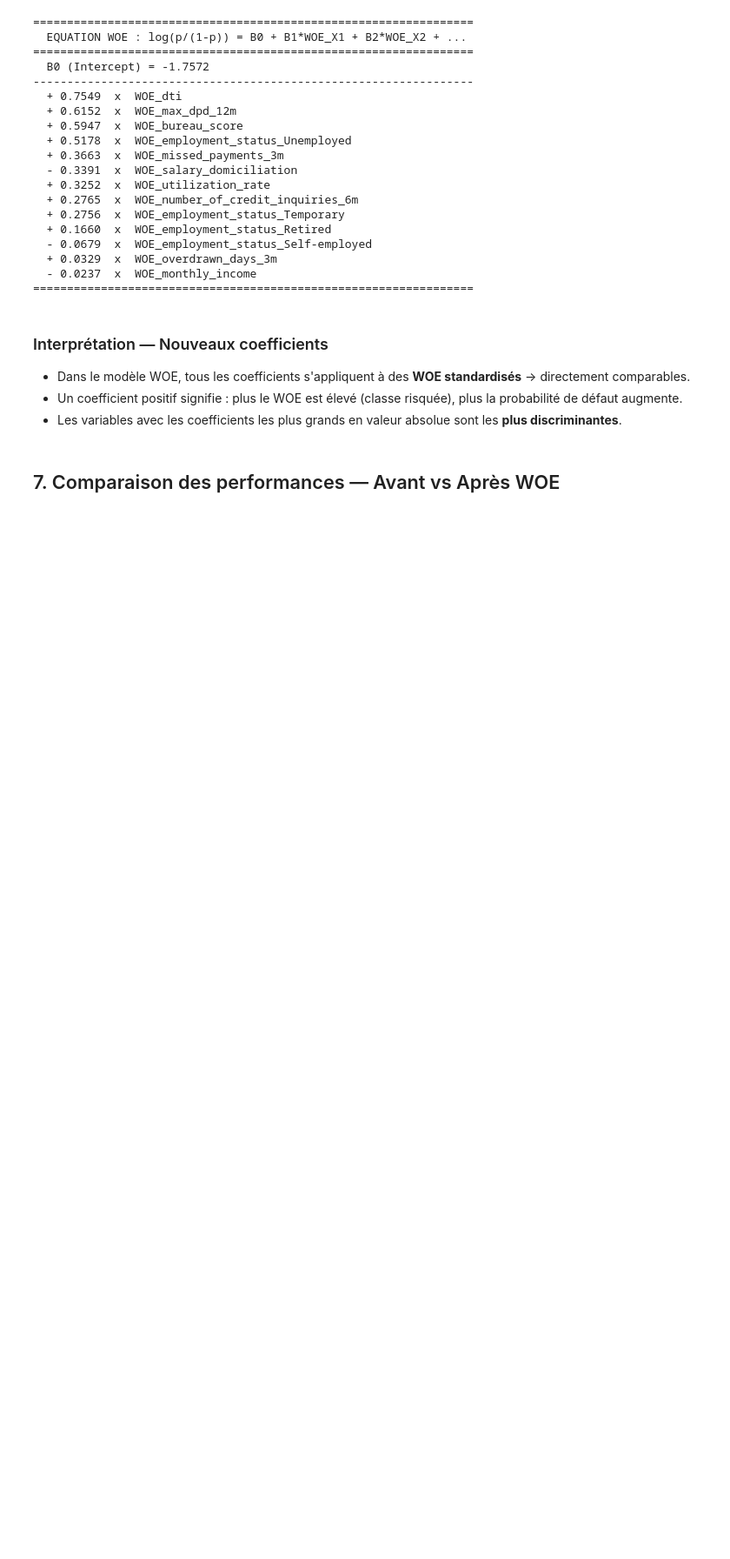
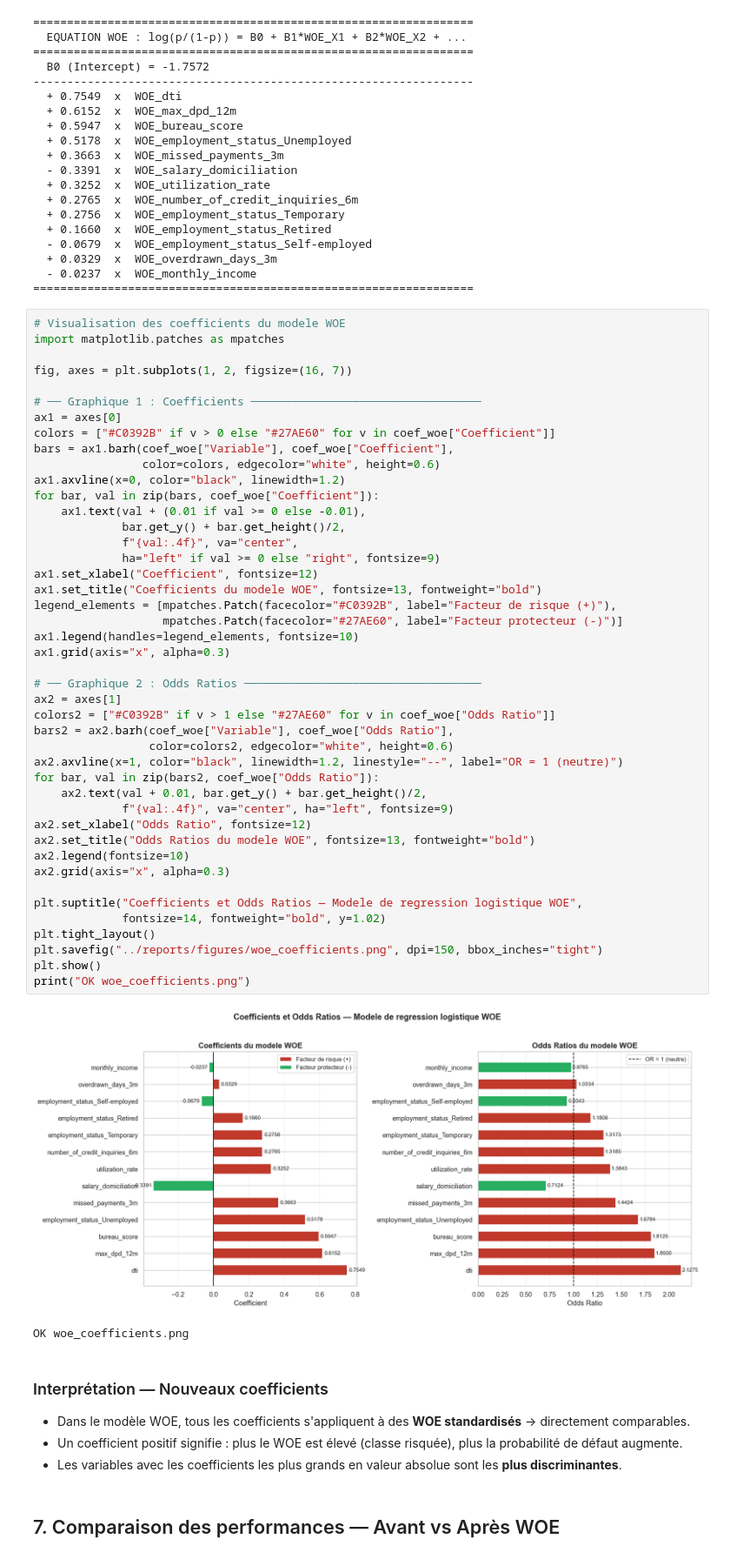
Before and after one commit to nadhmi54/Modele-de-PD-Segment-Retail, a Jupyter notebook: notebooks/PD_Model.ipynb, the cells around one changed output. Shown at 87% size. Saved outputs shown, nothing was run; the diff lists cells and outputs as text; blank space fills up the shorter version.

```diff
--- a/notebooks/PD_Model.ipynb
+++ b/notebooks/PD_Model.ipynb
@@ -1704,6 +1707,53 @@ print("=" * 65)
   + 0.0329  x  WOE_overdrawn_days_3m
   - 0.0237  x  WOE_monthly_income
 =================================================================
+# %%
+# Visualisation des coefficients du modele WOE
+import matplotlib.patches as mpatches
+
+fig, axes = plt.subplots(1, 2, figsize=(16, 7))
+
+# ── Graphique 1 : Coefficients ──────────────────────────────────
+ax1 = axes[0]
+colors = ["#C0392B" if v > 0 else "#27AE60" for v in coef_woe["Coefficient"]]
+bars = ax1.barh(coef_woe["Variable"], coef_woe["Coefficient"],
+                color=colors, edgecolor="white", height=0.6)
+ax1.axvline(x=0, color="black", linewidth=1.2)
+for bar, val in zip(bars, coef_woe["Coefficient"]):
+    ax1.text(val + (0.01 if val >= 0 else -0.01),
+             bar.get_y() + bar.get_height()/2,
+             f"{val:.4f}", va="center",
+             ha="left" if val >= 0 else "right", fontsize=9)
+ax1.set_xlabel("Coefficient", fontsize=12)
+ax1.set_title("Coefficients du modele WOE", fontsize=13, fontweight="bold")
+legend_elements = [mpatches.Patch(facecolor="#C0392B", label="Facteur de risque (+)"),
+                   mpatches.Patch(facecolor="#27AE60", label="Facteur protecteur (-)")]
+ax1.legend(handles=legend_elements, fontsize=10)
+ax1.grid(axis="x", alpha=0.3)
+
+# ── Graphique 2 : Odds Ratios ───────────────────────────────────
+ax2 = axes[1]
+colors2 = ["#C0392B" if v > 1 else "#27AE60" for v in coef_woe["Odds Ratio"]]
+bars2 = ax2.barh(coef_woe["Variable"], coef_woe["Odds Ratio"],
+                 color=colors2, edgecolor="white", height=0.6)
+ax2.axvline(x=1, color="black", linewidth=1.2, linestyle="--", label="OR = 1 (neutre)")
+for bar, val in zip(bars2, coef_woe["Odds Ratio"]):
+    ax2.text(val + 0.01, bar.get_y() + bar.get_height()/2,
+             f"{val:.4f}", va="center", ha="left", fontsize=9)
+ax2.set_xlabel("Odds Ratio", fontsize=12)
+ax2.set_title("Odds Ratios du modele WOE", fontsize=13, fontweight="bold")
+ax2.legend(fontsize=10)
+ax2.grid(axis="x", alpha=0.3)
+
+plt.suptitle("Coefficients et Odds Ratios — Modele de regression logistique WOE",
+             fontsize=14, fontweight="bold", y=1.02)
+plt.tight_layout()
+plt.savefig("../reports/figures/woe_coefficients.png", dpi=150, bbox_inches="tight")
+plt.show()
+print("OK woe_coefficients.png")
+# %% [output]
+[figure, added]
+OK woe_coefficients.png
 # %% [markdown]
 ### Interprétation — Nouveaux coefficients
 * Dans le modèle WOE, tous les coefficients s'appliquent à des **WOE standardisés** → directement comparables.
```
Also changed, not shown: parts of 3 cells of this notebook, 3 other files.
